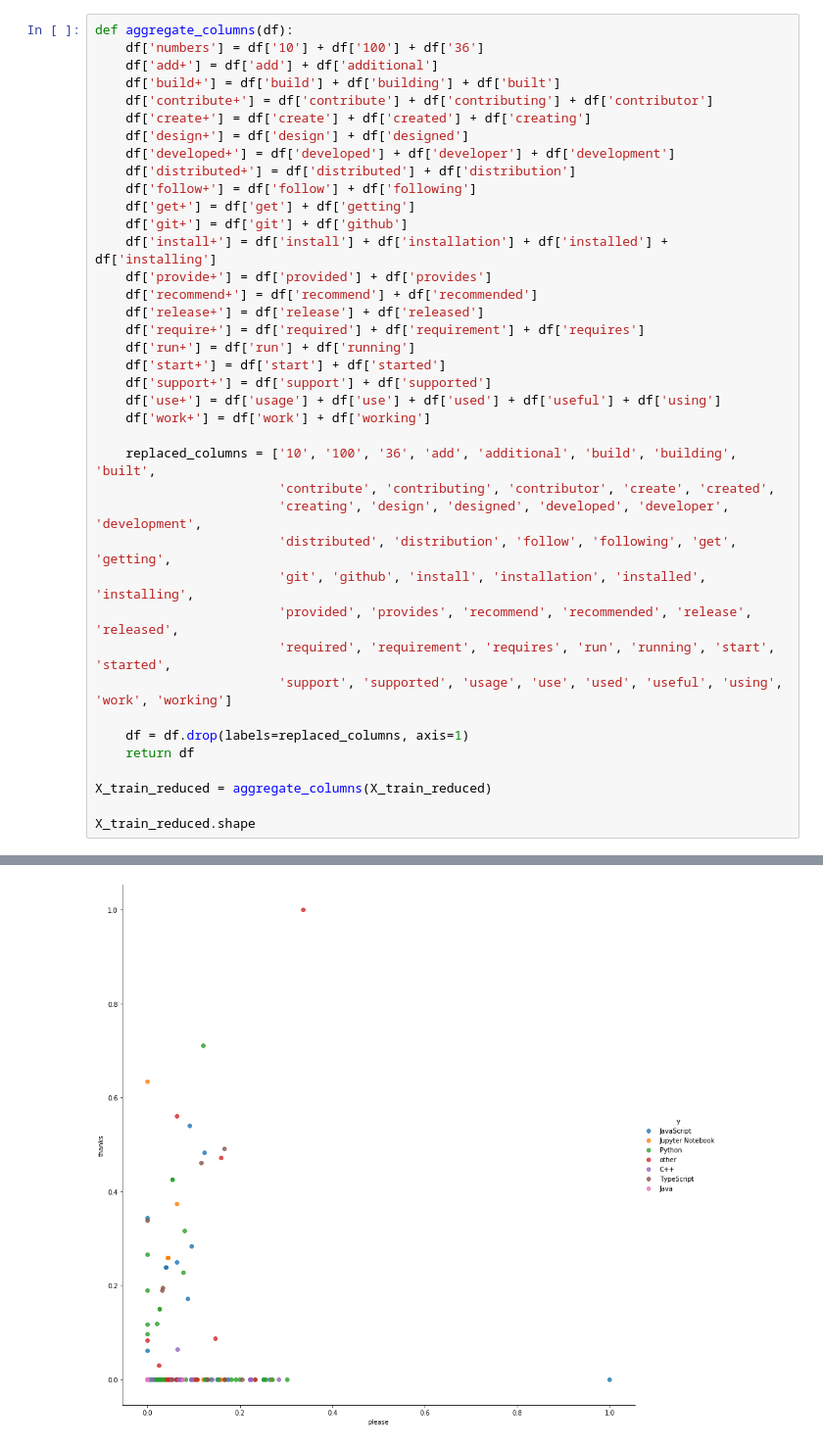
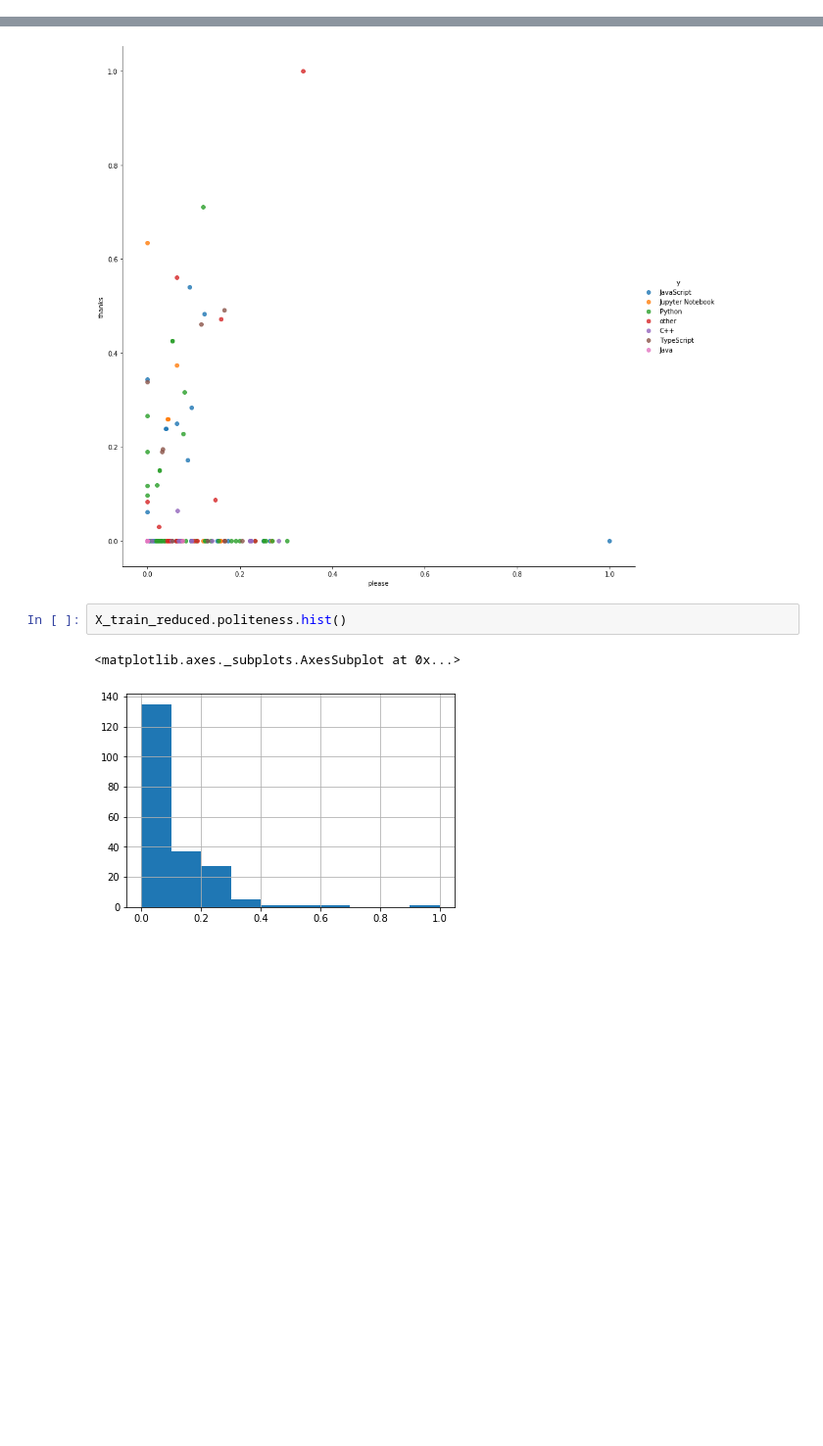
Before and after one commit to nlp-JB/predicting-using-nlp, a Jupyter notebook: explore_brandi2.ipynb, the cells around one changed output, grey strips where cells are left out. Shown at 98% size. Drawn from its saved outputs; the diff is of its cells as text; blank space fills up the shorter version.

```diff
--- a/explore_brandi2.ipynb
+++ b/explore_brandi2.ipynb
@@ -177,39 +155,0 @@ list_of_words
-# %%
-def aggregate_columns(df):
-    df['numbers'] = df['10'] + df['100'] + df['36']
-    df['add+'] = df['add'] + df['additional']
-    df['build+'] = df['build'] + df['building'] + df['built']
-    df['contribute+'] = df['contribute'] + df['contributing'] + df['contributor']
-    df['create+'] = df['create'] + df['created'] + df['creating']
-    df['design+'] = df['design'] + df['designed']
-    df['developed+'] = df['developed'] + df['developer'] + df['development']
-    df['distributed+'] = df['distributed'] + df['distribution']
-    df['follow+'] = df['follow'] + df['following']
-    df['get+'] = df['get'] + df['getting']
-    df['git+'] = df['git'] + df['github']
-    df['install+'] = df['install'] + df['installation'] + df['installed'] + df['installing']
-    df['provide+'] = df['provided'] + df['provides']
-    df['recommend+'] = df['recommend'] + df['recommended']
-    df['release+'] = df['release'] + df['released']
-    df['require+'] = df['required'] + df['requirement'] + df['requires']
-    df['run+'] = df['run'] + df['running']
-    df['start+'] = df['start'] + df['started']
-    df['support+'] = df['support'] + df['supported']
-    df['use+'] = df['usage'] + df['use'] + df['used'] + df['useful'] + df['using']
-    df['work+'] = df['work'] + df['working']
-
-    replaced_columns = ['10', '100', '36', 'add', 'additional', 'build', 'building', 'built',
-                        'contribute', 'contributing', 'contributor', 'create', 'created',
-                        'creating', 'design', 'designed', 'developed', 'developer', 'development',
-                        'distributed', 'distribution', 'follow', 'following', 'get', 'getting',
-                        'git', 'github', 'install', 'installation', 'installed', 'installing',
-                        'provided', 'provides', 'recommend', 'recommended', 'release', 'released',
-                        'required', 'requirement', 'requires', 'run', 'running', 'start', 'started',
-                        'support', 'supported', 'usage', 'use', 'used', 'useful', 'using', 'work', 'working']
-
-    df = df.drop(labels=replaced_columns, axis=1)
-    return df
-
-X_train_reduced = aggregate_columns(X_train_reduced)
-
-X_train_reduced.shape
@@ -227,3 +160,8 @@ sns.lmplot(x='please', y='thanks', data=X_train_reduced, hue='y',
 # %% [output]
 <seaborn.axisgrid.FacetGrid at 0x...>
 [figure]
+# %%
+X_train_reduced.politeness.hist()
+# %% [output]
+<matplotlib.axes._subplots.AxesSubplot at 0x...>
+[figure, added]
```
Also changed, not shown: parts of 17 cells of this notebook, 2 other files.
